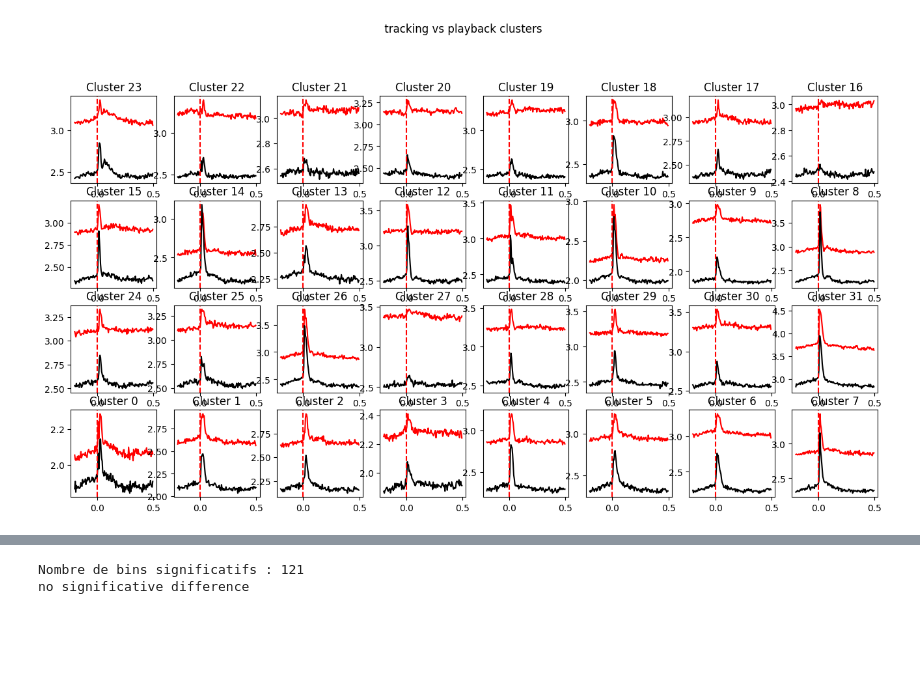
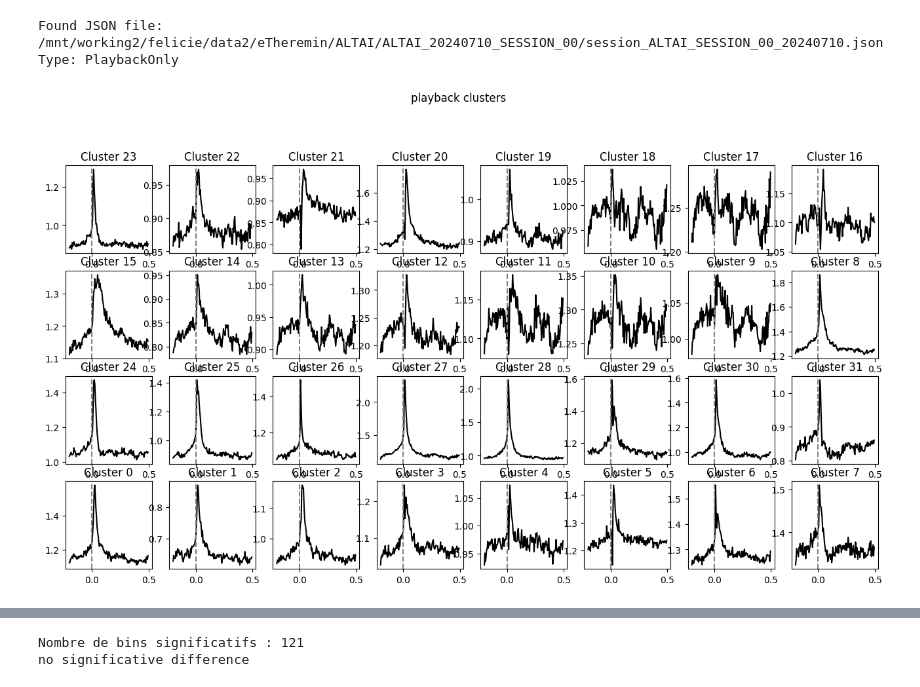
Before and after one commit to felicielevinton/analysebingobike, a Jupyter notebook: analyse_draft.ipynb, the cells around one changed output, grey strips where cells are left out. Cells and saved outputs as stored; diff of their text form; code cells hidden in the pictures; blank space fills up the shorter version.

```diff
--- a/analyse_draft.ipynb
+++ b/analyse_draft.ipynb
@@ -17,8 +17,9 @@ bin_width = 0.005
 psth_bins = np.arange(-t_pre, t_post, bin_width)
 #gc = np.arange(0, 32)
 # %%
-path = '/mnt/working2/felicie/data2/eTheremin/ALTAI/ALTAI_20240724_SESSION_01/'
+path = '/mnt/working2/felicie/data2/eTheremin/ALTAI/ALTAI_20240710_SESSION_00/'
 # %%
 data = np.load(path+'headstage_0/data_0.005.npy', allow_pickle=True)
 features = np.load(path+'headstage_0/features_0.005.npy', allow_pickle=True)
-gc = np.load(path+'headstage_0/good_clusters.npy', allow_pickle=True)
+#gc = np.load(path+'headstage_0/good_clusters.npy', allow_pickle=True)
+gc = np.arange(0, 32)
@@ -36,3 +26,8 @@ array([{'Played_frequency': 0.0, 'Condition': 0.0, 'Frequency_changes': False},
+# %%
+type = get_session_type_final(path)
+# %% [output]
+Found JSON file: /mnt/working2/felicie/data2/eTheremin/ALTAI/ALTAI_20240710_SESSION_00/session_ALTAI_SESSION_00_20240710.json
+Type: PlaybackOnly
 # %%
 tail = get_psth(data, features, t_pre, t_post, bin_width, gc, 'tail')
 tracking = get_psth(data, features, t_pre, t_post, bin_width, gc, 'tracking')
@@ -69,18 +68,18 @@ def get_plot_coords(channel_number):
 # %%
 # pour plot cluster par cluster
 num_plots, num_rows, num_columns = get_better_plot_geometry(gc)
 
 
 fig, axes = plt.subplots(4, 8, figsize=(16, 8))
-fig.suptitle(' tracking vs playback clusters', y=1.02)
+fig.suptitle('playback clusters', y=1.02)
 plt.subplots_adjust()
 
 for cluster in range(num_plots):
     if cluster < num_plots:
         row, col = get_plot_coords(cluster)
-        axes[row, col].plot(psth_bins, np.nanmean(tracking[cluster], axis=0), c = 'red')
+        #axes[row, col].plot(psth_bins, np.nanmean(tracking[cluster], axis=0), c = 'red')
         axes[row, col].plot(psth_bins, np.nanmean(playback[cluster], axis=0), c = 'black')
-        axes[row, col].axvline(0, c = 'red', linestyle='--')
+        axes[row, col].axvline(0, c = 'grey', linestyle='--')
         axes[row, col].set_title(f'Cluster {cluster}')
 # %% [output]
-[figure, old version]
+[figure, new version]
```
Also changed, not shown: parts of 6 cells of this notebook, 3 other files.
